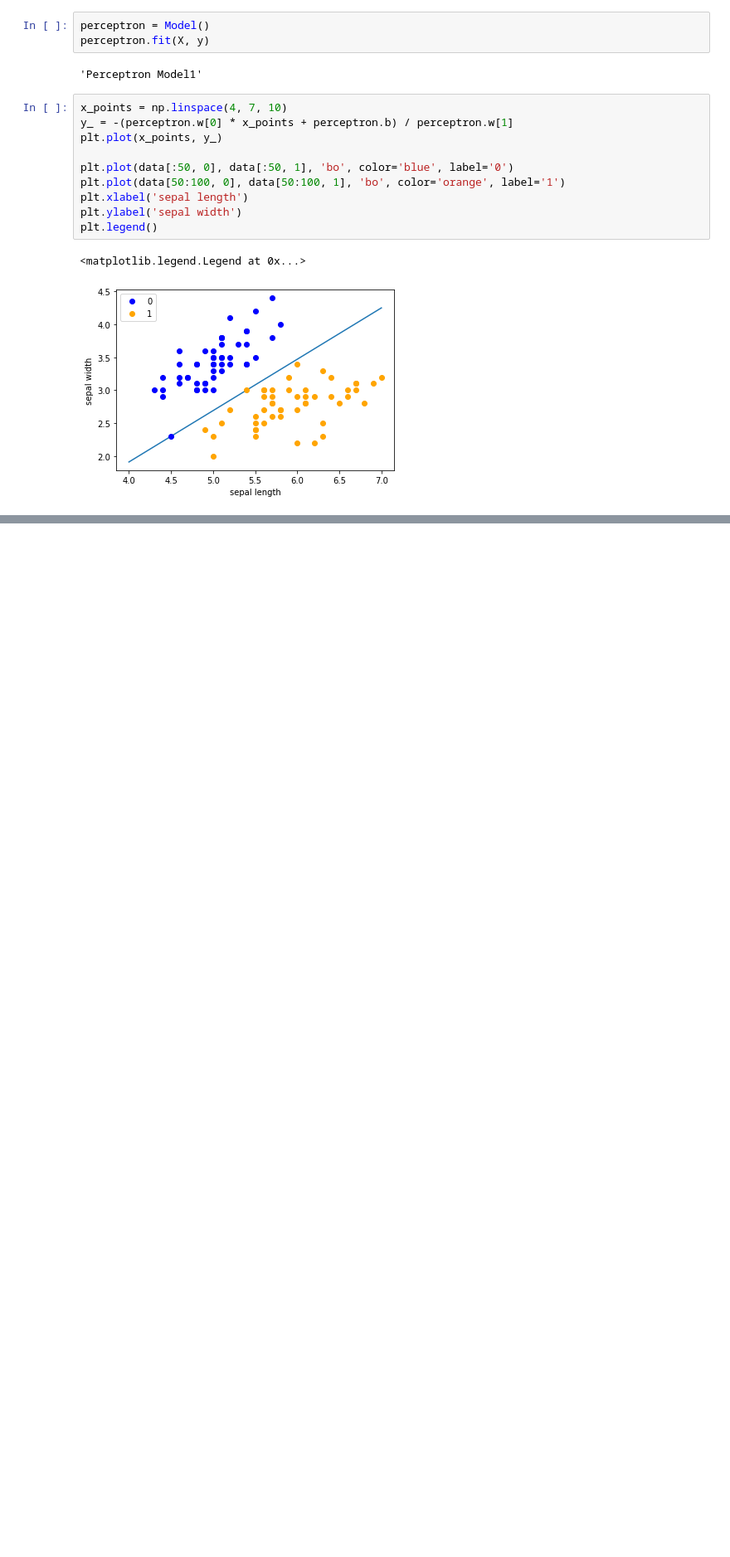
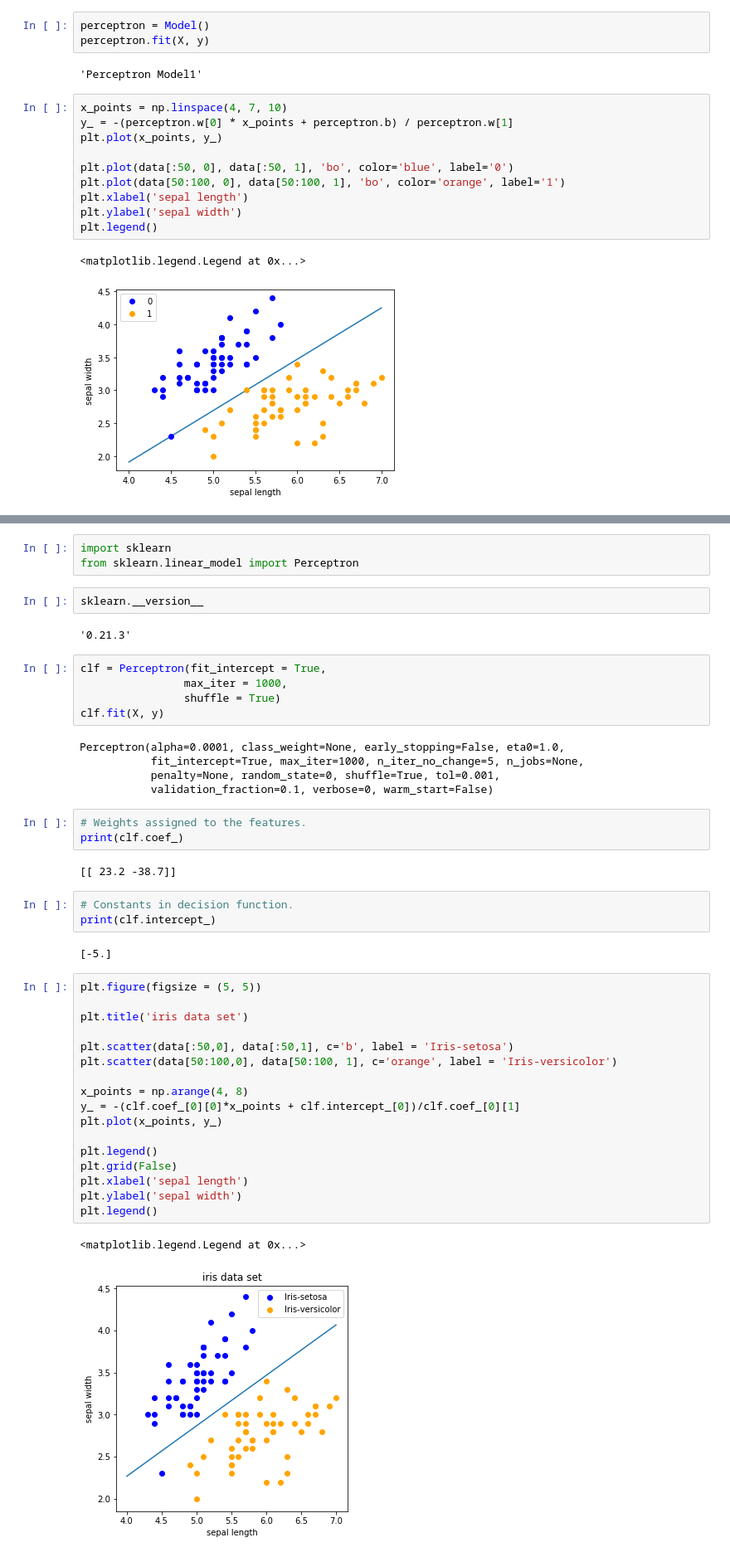
Before and after one commit to YYingH/Lihang-Statistical_Learning_Methods, a Jupyter notebook: Chapter_2.ipynb, the cells around one changed output, grey strips where cells are left out. Shown: that part at 83% size. Drawn from its saved outputs; the diff is of its cells as text; blank space fills up the shorter version.

```diff
--- a/Chapter_2.ipynb
+++ b/Chapter_2.ipynb
@@ -114,0 +117,47 @@ plt.legend()
+# %%
+import sklearn
+from sklearn.linear_model import Perceptron
+# %%
+sklearn.__version__
+# %% [output]
+'0.21.3'
+# %%
+clf = Perceptron(fit_intercept = True,
+                max_iter = 1000,
+                shuffle = True)
+clf.fit(X, y)
+# %% [output]
+Perceptron(alpha=0.0001, class_weight=None, early_stopping=False, eta0=1.0,
+           fit_intercept=True, max_iter=1000, n_iter_no_change=5, n_jobs=None,
+           penalty=None, random_state=0, shuffle=True, tol=0.001,
+           validation_fraction=0.1, verbose=0, warm_start=False)
+# %%
+# Weights assigned to the features.
+print(clf.coef_)
+# %% [output]
+[[ 23.2 -38.7]]
+# %%
+# Constants in decision function.
+print(clf.intercept_)
+# %% [output]
+[-5.]
+# %%
+plt.figure(figsize = (5, 5))
+
+plt.title('iris data set')
+
+plt.scatter(data[:50,0], data[:50,1], c='b', label = 'Iris-setosa')
+plt.scatter(data[50:100,0], data[50:100, 1], c='orange', label = 'Iris-versicolor')
+
+x_points = np.arange(4, 8)
+y_ = -(clf.coef_[0][0]*x_points + clf.intercept_[0])/clf.coef_[0][1]
+plt.plot(x_points, y_)
+
+plt.legend()
+plt.grid(False)
+plt.xlabel('sepal length')
+plt.ylabel('sepal width')
+plt.legend()
+# %% [output]
+<matplotlib.legend.Legend at 0x...>
+[figure, added]
```
Also changed, not shown: parts of 3 cells of this notebook.
